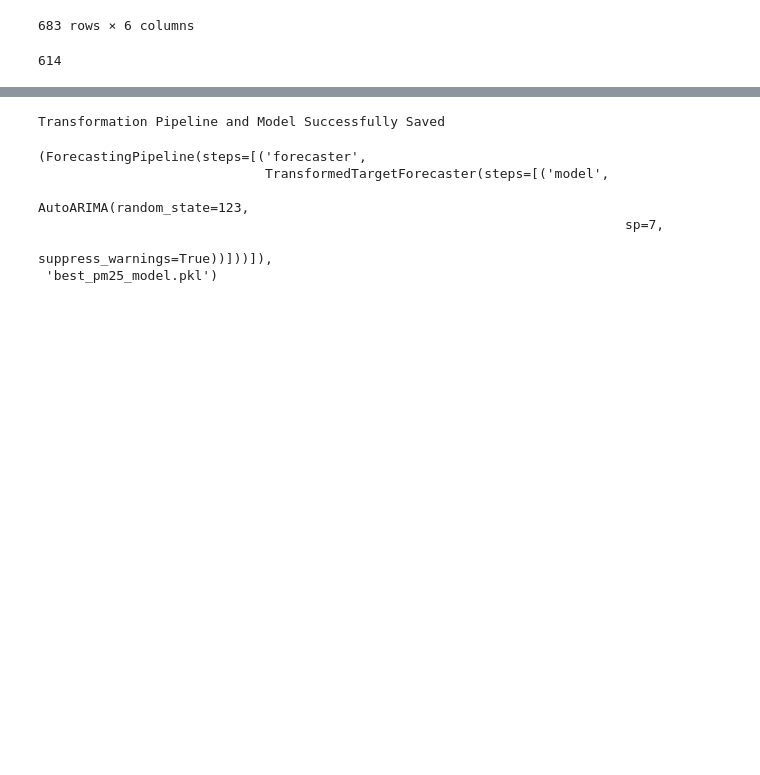
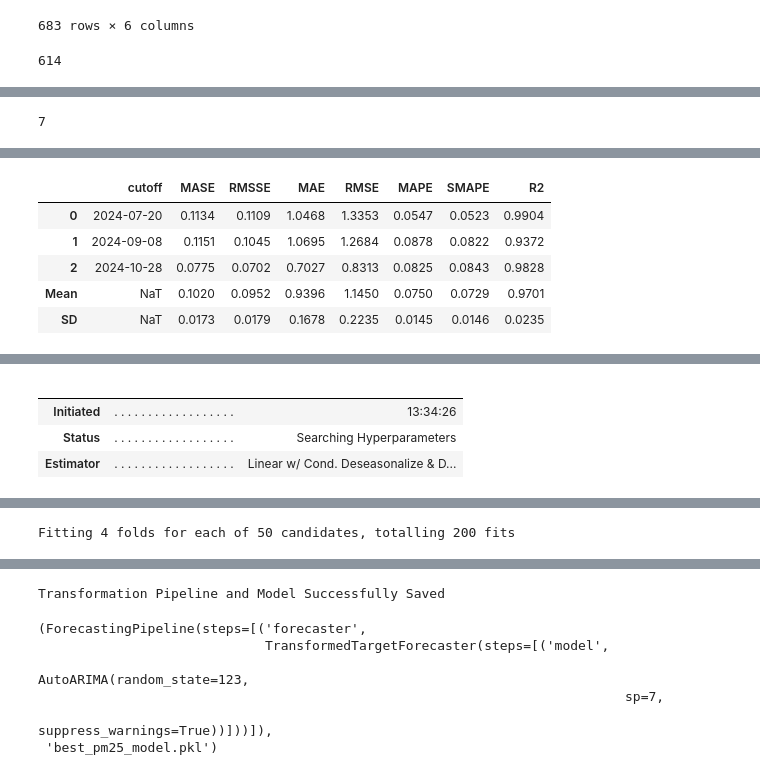
Before and after one commit to KIM2548TH/termproject1-2_cleandata, a Jupyter notebook: test_kim.ipynb, the cells around one changed output, grey strips where cells are left out. Drawn from its saved outputs; the diff is of its cells as text; code cells hidden in the pictures; blank space fills up the shorter version.

```diff
--- a/test_kim.ipynb
+++ b/test_kim.ipynb
@@ -198,0 +200,22 @@ setup(train_df, target=target, fh=7, session_id=123, fold_strategy='rolling', fo
+# %%
+print(len(test_df))
+arima_model = exp.create_model("lr_cds_dt")  # สร้างโมเดล ARIMA โดยใช้ auto_arima
+
+tuned_arima = tune_model(arima_model, fold=4, n_iter=50)  # ปรับค่าพารามิเตอร์/
+
+finalized_arima = finalize_model(tuned_arima)
+
+# predictions = predict_model(tuned_arima)
+
+# predictions2 = predict_model(finalize_model, X=test_df)
+
+#  # ทำนายข้อมูล
+
+future_predictions = predict_model(finalize_model, fh=len(test_df))
+print(future_predictions)
+
+print(df.tail(20))
+# ดูผลลัพธ์ที่ได้
+print(future_predictions)
+# %% [output]
+7
@@ -198,0 +223,6 @@ setup(train_df, target=target, fh=7, session_id=123, fold_strategy='rolling', fo
+|  | cutoff | MASE | RMSSE | MAE | RMSE | MAPE | SMAPE | R2 |
+| 0 | 2024-07-20 | 0.1134 | 0.1109 | 1.0468 | 1.3353 | 0.0547 | 0.0523 | 0.9904 |
+| 1 | 2024-09-08 | 0.1151 | 0.1045 | 1.0695 | 1.2684 | 0.0878 | 0.0822 | 0.9372 |
+| 2 | 2024-10-28 | 0.0775 | 0.0702 | 0.7027 | 0.8313 | 0.0825 | 0.0843 | 0.9828 |
+| Mean | NaT | 0.1020 | 0.0952 | 0.9396 | 1.1450 | 0.0750 | 0.0729 | 0.9701 |
+| SD | NaT | 0.0173 | 0.0179 | 0.1678 | 0.2235 | 0.0145 | 0.0146 | 0.0235 |
@@ -198,0 +230,5 @@ setup(train_df, target=target, fh=7, session_id=123, fold_strategy='rolling', fo
+|  |  |  |
+|  |  |  |
+| Initiated | . . . . . . . . . . . . . . . . . . | 13:34:26 |
+| Status | . . . . . . . . . . . . . . . . . . | Searching Hyperparameters |
+| Estimator | . . . . . . . . . . . . . . . . . . | Linear w/ Cond. Deseasonalize & D... |
@@ -198,0 +236 @@ setup(train_df, target=target, fh=7, session_id=123, fold_strategy='rolling', fo
+Fitting 4 folds for each of 50 candidates, totalling 200 fits
```
Also changed, not shown: parts of 5 cells of this notebook, 1 other file.
